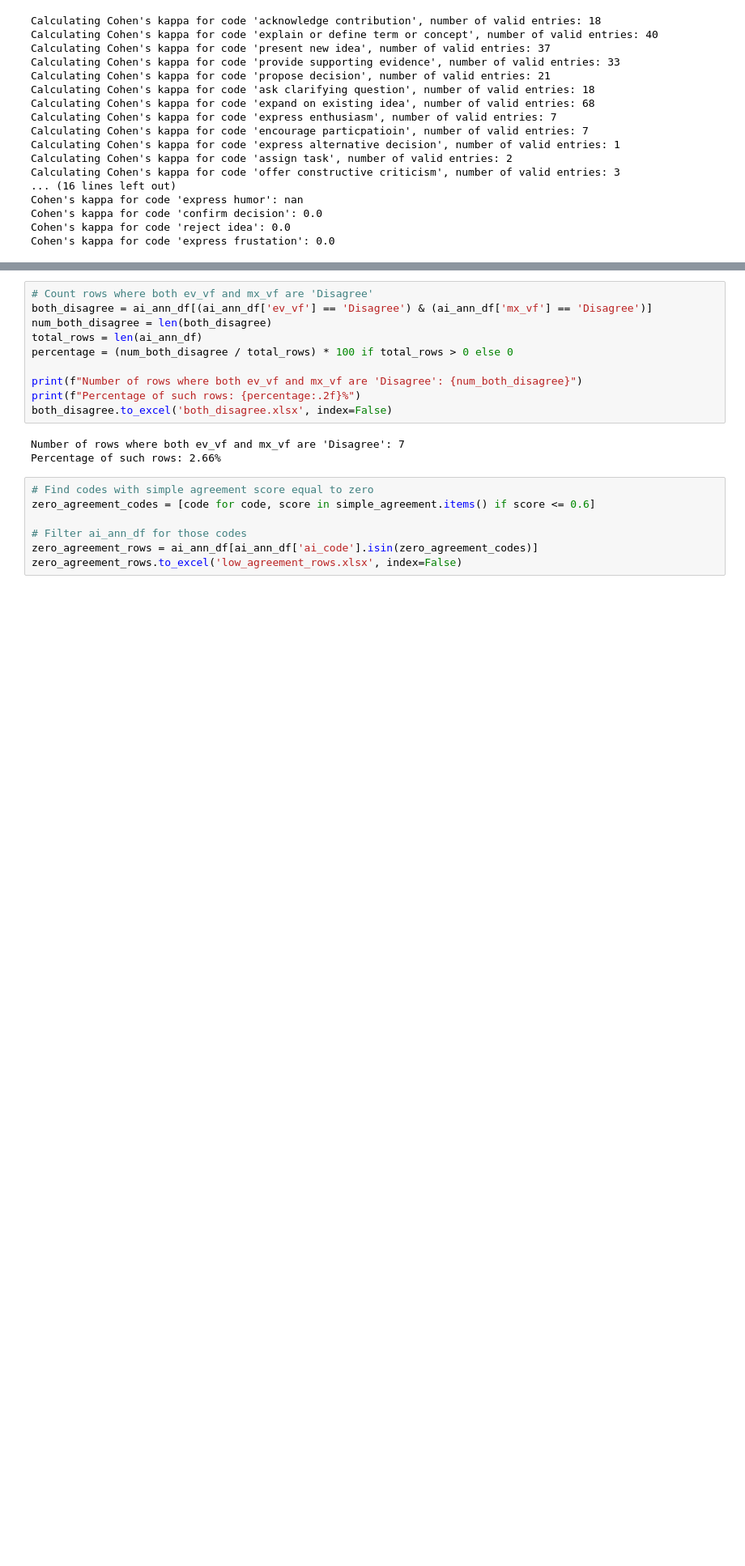
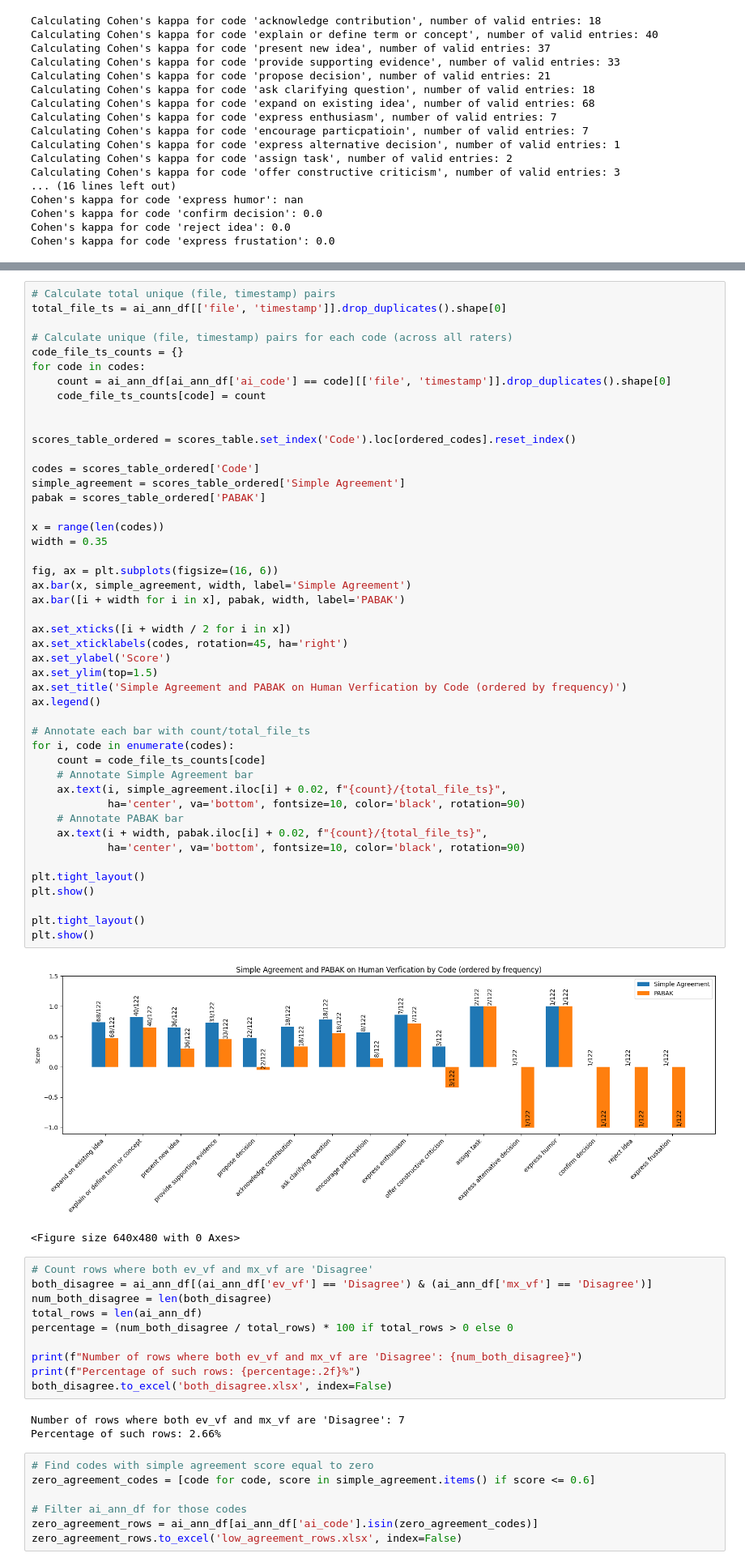
Before and after one commit to eveyhuang/gemini_data_analysis, a Jupyter notebook: sampling/verify_ev.ipynb, the cells around one changed output, grey strips where cells are left out. Shown at 81% size. Drawn from its saved outputs; the diff is of its cells as text; blank space fills up the shorter version.

```diff
--- a/sampling/verify_ev.ipynb
+++ b/sampling/verify_ev.ipynb
@@ -358,3 +393,52 @@ styled_table
+# %%
+# Calculate total unique (file, timestamp) pairs
+total_file_ts = ai_ann_df[['file', 'timestamp']].drop_duplicates().shape[0]
+
+# Calculate unique (file, timestamp) pairs for each code (across all raters)
+code_file_ts_counts = {}
+for code in codes:
+    count = ai_ann_df[ai_ann_df['ai_code'] == code][['file', 'timestamp']].drop_duplicates().shape[0]
+    code_file_ts_counts[code] = count
+
+
+scores_table_ordered = scores_table.set_index('Code').loc[ordered_codes].reset_index()
+
+codes = scores_table_ordered['Code']
+simple_agreement = scores_table_ordered['Simple Agreement']
+pabak = scores_table_ordered['PABAK']
+
+x = range(len(codes))
+width = 0.35
+
+fig, ax = plt.subplots(figsize=(16, 6))
+ax.bar(x, simple_agreement, width, label='Simple Agreement')
+ax.bar([i + width for i in x], pabak, width, label='PABAK')
+
+ax.set_xticks([i + width / 2 for i in x])
+ax.set_xticklabels(codes, rotation=45, ha='right')
+ax.set_ylabel('Score')
+ax.set_ylim(top=1.5)
+ax.set_title('Simple Agreement and PABAK on Human Verfication by Code (ordered by frequency)')
+ax.legend()
+
+# Annotate each bar with count/total_file_ts
+for i, code in enumerate(codes):
+    count = code_file_ts_counts[code]
+    # Annotate Simple Agreement bar
+    ax.text(i, simple_agreement.iloc[i] + 0.02, f"{count}/{total_file_ts}",
+            ha='center', va='bottom', fontsize=10, color='black', rotation=90)
+    # Annotate PABAK bar
+    ax.text(i + width, pabak.iloc[i] + 0.02, f"{count}/{total_file_ts}",
+            ha='center', va='bottom', fontsize=10, color='black', rotation=90)
+
+plt.tight_layout()
+plt.show()
+
+plt.tight_layout()
+plt.show()
+# %% [output]
+[figure, added]
+<Figure size 640x480 with 0 Axes>
 # %%
 # Count rows where both ev_vf and mx_vf are 'Disagree'
 both_disagree = ai_ann_df[(ai_ann_df['ev_vf'] == 'Disagree') & (ai_ann_df['mx_vf'] == 'Disagree')]
```
Also changed, not shown: parts of 37 cells of this notebook, 7 other files.
